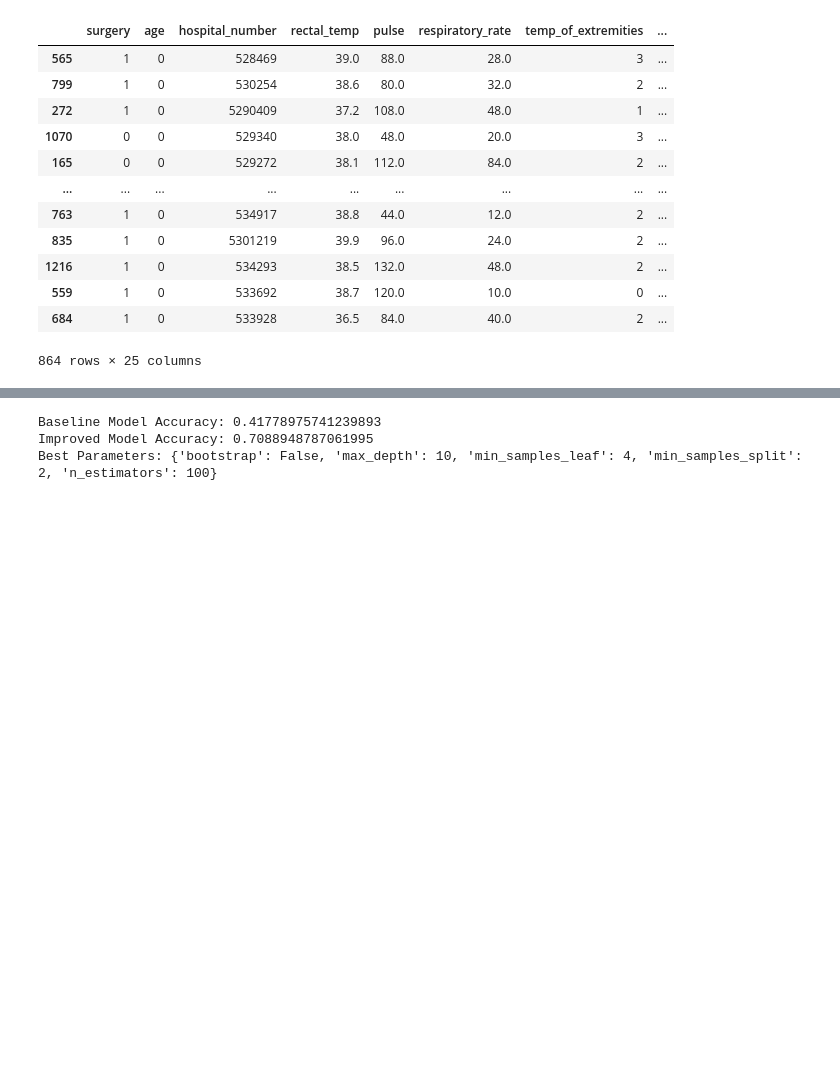
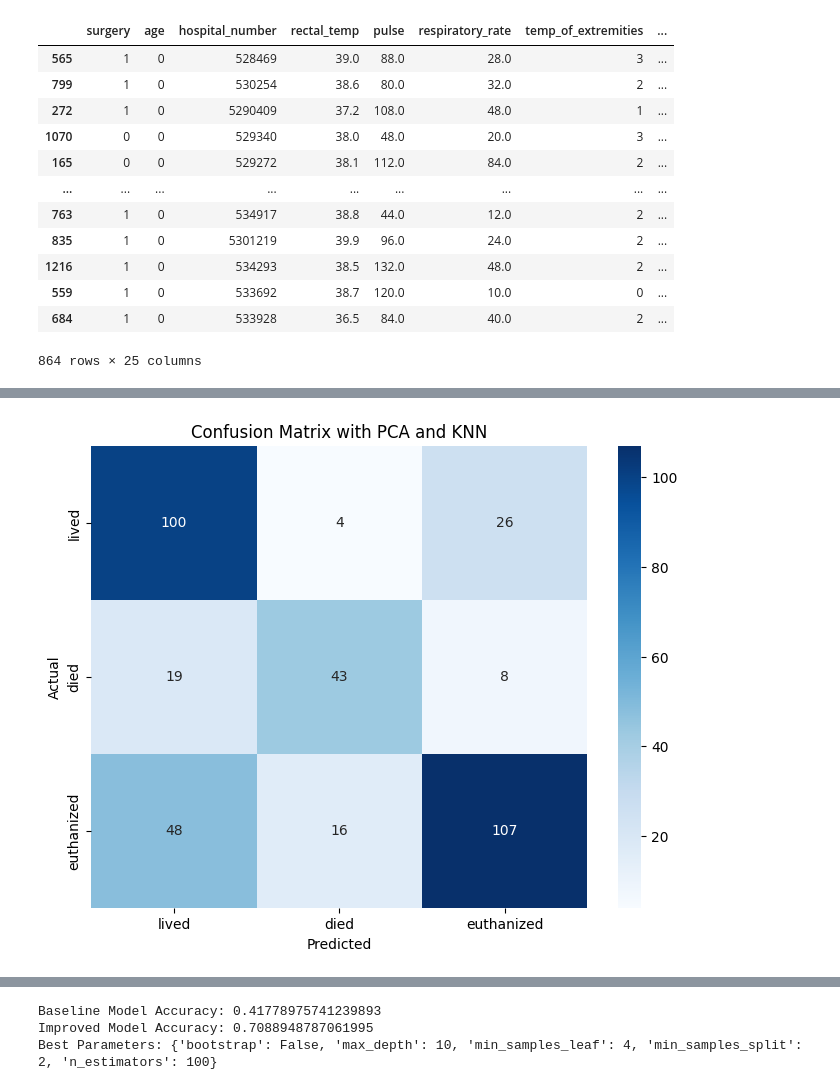
Before and after one commit to Gnana-Athityan/ML_horse_health, a Jupyter notebook: one.ipynb, the cells around one changed output, grey strips where cells are left out. Saved outputs shown, nothing was run; the diff lists cells and outputs as text; code cells hidden in the pictures; blank space fills up the shorter version.

```diff
--- a/one.ipynb
+++ b/one.ipynb
@@ -432,60 +619,52 @@ X_train
 # %%
 import tensorflow as tf
 from tensorflow.keras.models import Sequential
-from tensorflow.keras.layers import Conv2D, MaxPooling2D, Flatten, Dense, Dropout
+from tensorflow.keras.layers import LSTM, Dense, Dropout
 from tensorflow.keras.utils import to_categorical
 from sklearn.metrics import confusion_matrix, accuracy_score
 
-# Assuming X_train and X_test are already defined and preprocessed
-# Reshape the data to fit the model (assuming grayscale images)
-# Assuming the images are 28x28 pixels, calculate the correct number of samples
-# Calculate the correct dimensions for reshaping
-num_samples = X_train.shape[0]
-image_size = int(np.sqrt(X_train.shape[1]))  # Assuming the images are square
 
-# Reshape the data to fit the model
-X_train_reshaped = X_train.values.reshape(num_samples, image_size, image_size, 1)
-X_test_reshaped = X_test.values.reshape(X_test.shape[0], image_size, image_size, 1)
+time_steps = 5
+features = X_train.shape[1] // time_steps
 
-# Convert labels to categorical
+X_train_reshaped = X_train.values.reshape((X_train.shape[0], time_steps, features))
+X_test_reshaped = X_test.values.reshape((X_test.shape[0], time_steps, features))
+
 Y_train_categorical = to_categorical(Y_train)
 Y_test_categorical = to_categorical(Y_test)
 
-# Define the CNN model
+# Define the LSTM model
 model = Sequential([
-    Conv2D(32, kernel_size=(3, 3), activation='relu', input_shape=(image_size, image_size, 1), padding='same'),
-    MaxPooling2D(pool_size=(2, 2)),
-    Dropout(0.25),
-    Conv2D(64, kernel_size=(3, 3), activation='relu', padding='same'),
-    MaxPooling2D(pool_size=(2, 2)),
-    Dropout(0.25),
-    Flatten(),
-    Dense(128, activation='relu'),
-    Dropout(0.5),
+    LSTM(50, return_sequences=True, input_shape=(time_steps, features)),
+    Dropout(0.2),
+    LSTM(50),
+    Dropout(0.2),
+    Dense(50, activation='relu'),
+    Dropout(0.2),
     Dense(3, activation='softmax')
 ])
 
-# Compile the model
 model.compile(optimizer='adam', loss='categorical_crossentropy', metrics=['accuracy'])
 
-# Train the model with increased epochs
-model.fit(X_train_reshaped, Y_train_categorical, validation_data=(X_test_reshaped, Y_test_categorical), epochs=20, batch_size=32)
+model.fit(X_train_reshaped, Y_train_categorical, validation_data=(X_test_reshaped, Y_test_categorical), epochs=35, batch_size=32)
 
-# Evaluate the model
 score = model.evaluate(X_test_reshaped, Y_test_categorical, verbose=0)
 print(f'Test loss: {score[0]} / Test accuracy: {score[1]}')
 
-# Predict on the test data
 y_pred_categorical = model.predict(X_test_reshaped)
 y_pred = y_pred_categorical.argmax(axis=1)
 y_true = Y_test_categorical.argmax(axis=1)
 
-# Calculate accuracy
 accuracy = accuracy_score(y_true, y_pred)
 print(f'Accuracy: {accuracy}')
 
-# Generate confusion matrix
 conf_matrix = confusion_matrix(y_true, y_pred)
 print('Confusion Matrix:')
 print(conf_matrix)
+plt.figure(figsize=(8, 6))
+sns.heatmap(conf_matrix, annot=True, fmt='d', cmap='Blues', xticklabels=['lived', 'died', 'euthanized'], yticklabels=['lived', 'died', 'euthanized'])
+plt.xlabel('Predicted')
+plt.ylabel('Actual')
+plt.title('Confusion Matrix with PCA and KNN')
+plt.show()
 # %% [output]
@@ -508,0 +688 @@ Confusion Matrix:
+[figure, added]
```
Also changed, not shown: parts of 13 cells of this notebook.
